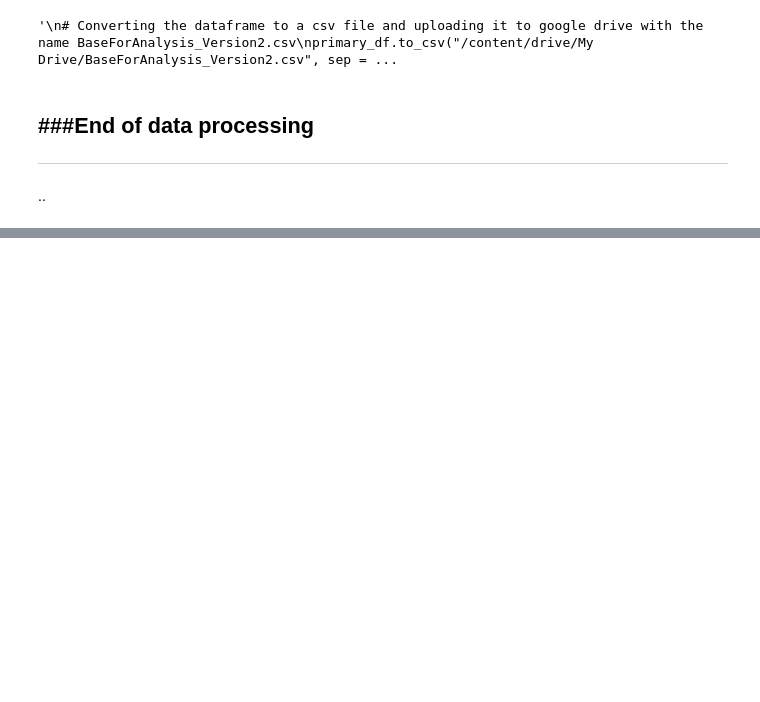
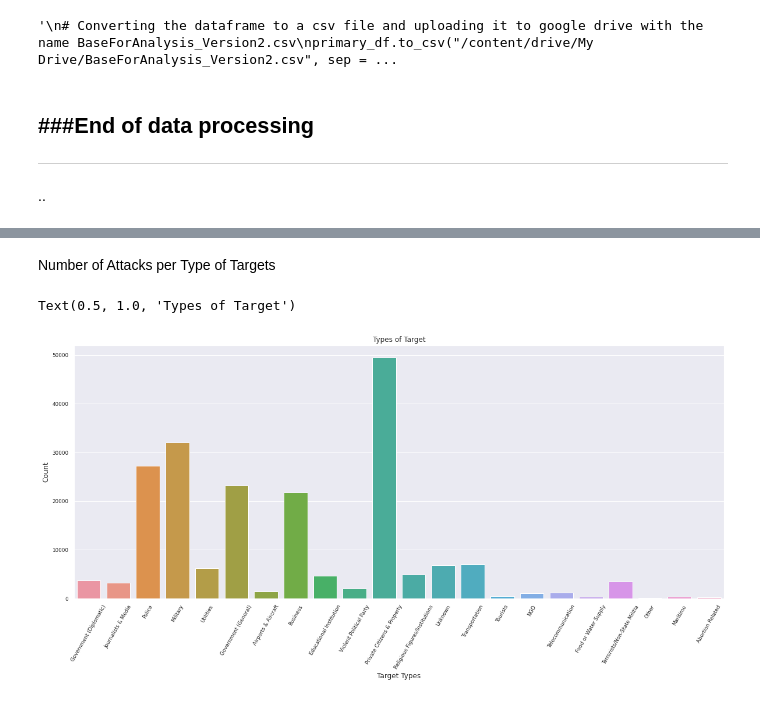
Before and after one commit to SamarpanDas/Global-Terrorism-Analysis, a Jupyter notebook: project/Report/Report.ipynb, the cells around one changed output, grey strips where cells are left out. Saved outputs shown, nothing was run; the diff lists cells and outputs as text; code cells hidden in the pictures; blank space fills up the shorter version.

```diff
--- a/project/Report/Report.ipynb
+++ b/project/Report/Report.ipynb
@@ -204,0 +339,15 @@ primary_df.to_csv("/content/drive/My Drive/BaseForAnalysis_Version2.csv", sep =
+# %% [markdown]
+Number of Attacks per Type of Targets
+# %%
+f = plt.figure(figsize=(20, 8))
+
+sns.set(font_scale=0.8)
+xaxis = sns.countplot(x='targettype', data=terror_df,)
+
+xaxis.set_xticklabels(xaxis.get_xticklabels(), rotation=60)
+plt.xlabel('Target Types', fontsize=12)
+plt.ylabel('Count', fontsize=12)
+plt.title('Types of Target', fontsize=12)
+# %% [output]
+Text(0.5, 1.0, 'Types of Target')
+[figure, added]
```
Also changed, not shown: parts of 31 cells of this notebook, 2 other files.
